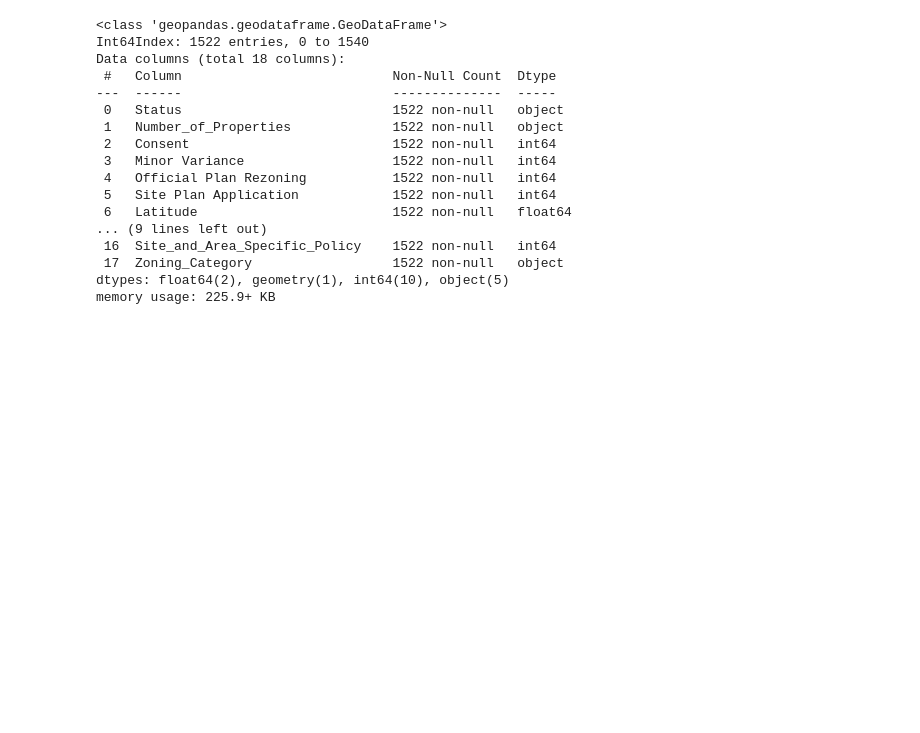
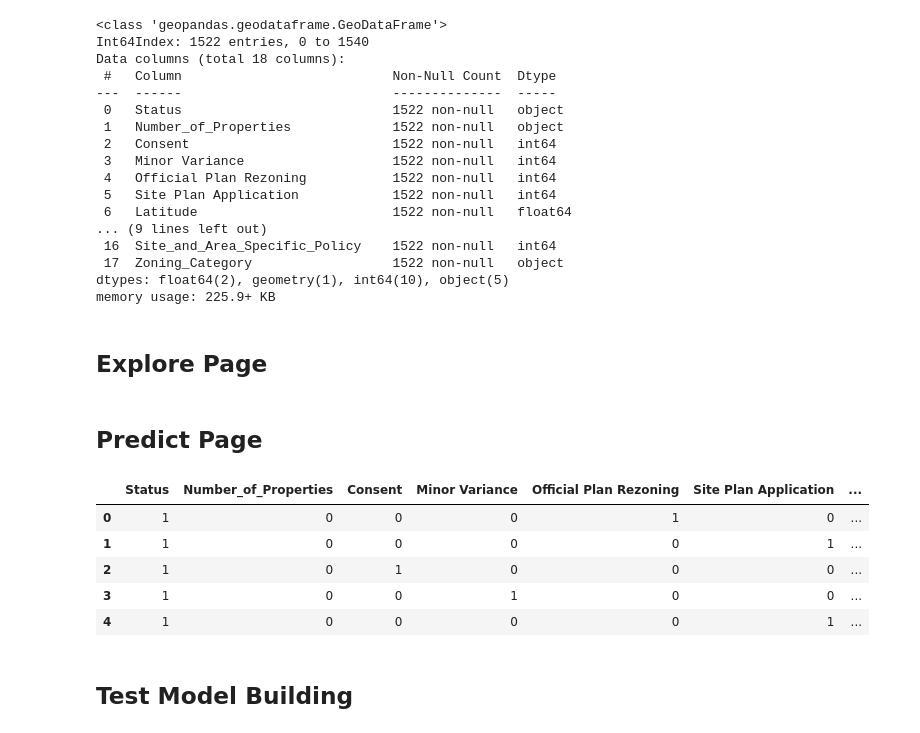
Before and after one commit to RoryAJames/TorontoDevelopmentApplications, a Jupyter notebook: Exploratory Data Analysis.ipynb, the cells around one changed output. Cells and saved outputs as stored; diff of their text form; code cells hidden in the pictures; blank space fills up the shorter version.

```diff
--- a/Exploratory Data Analysis.ipynb
+++ b/Exploratory Data Analysis.ipynb
@@ -259,6 +259,8 @@ Data columns (total 18 columns):
  17  Zoning_Category                  1522 non-null   object
 dtypes: float64(2), geometry(1), int64(10), object(5)
 memory usage: 225.9+ KB
+# %% [markdown]
+## Explore Page
 # %%
 #Final df for explore page
 
@@ -286,0 +279,23 @@ model_building_df = model_building_df[['Status','Number_of_Properties','Consent'
+# %% [markdown]
+## Predict Page
+# %%
+#Final df for model building
+
+model_building_df = gdf.copy()
+model_building_df = model_building_df[['Status','Number_of_Properties','Consent','Minor Variance','Official Plan Rezoning','Site Plan Application','Council',
+'Secondary_Plan','Average_Income']]
+
+model_building_df['Status'].replace({'Approved': 1, 'Denied': 0}, inplace=True) #Label encode status
+model_building_df['Number_of_Properties'].replace({'One Property': 0, 'More Than One Property': 1}, inplace=True) #Label encode number of properties
+dummies = pd.get_dummies(model_building_df.Council) #One hot encode council
+model_building_df = pd.concat([model_building_df, dummies], axis = 1)
+model_building_df.drop(columns=['Council'], inplace = True)
+# %%
+model_building_df.head()
+# %% [output]
+|  | Status | Number_of_Properties | Consent | Minor Variance | Official Plan Rezoning | Site Plan Application | ... |
+| 0 | 1 | 0 | 0 | 0 | 1 | 0 | ... |
+| 1 | 1 | 0 | 0 | 0 | 0 | 1 | ... |
+| 2 | 1 | 0 | 1 | 0 | 0 | 0 | ... |
+| 3 | 1 | 0 | 0 | 1 | 0 | 0 | ... |
+| 4 | 1 | 0 | 0 | 0 | 0 | 1 | ... |
@@ -286,0 +304,2 @@ model_building_df = model_building_df[['Status','Number_of_Properties','Consent'
+# %% [markdown]
+## Test Model Building
```
Also changed, not shown: parts of 15 cells of this notebook, 1 other file.
